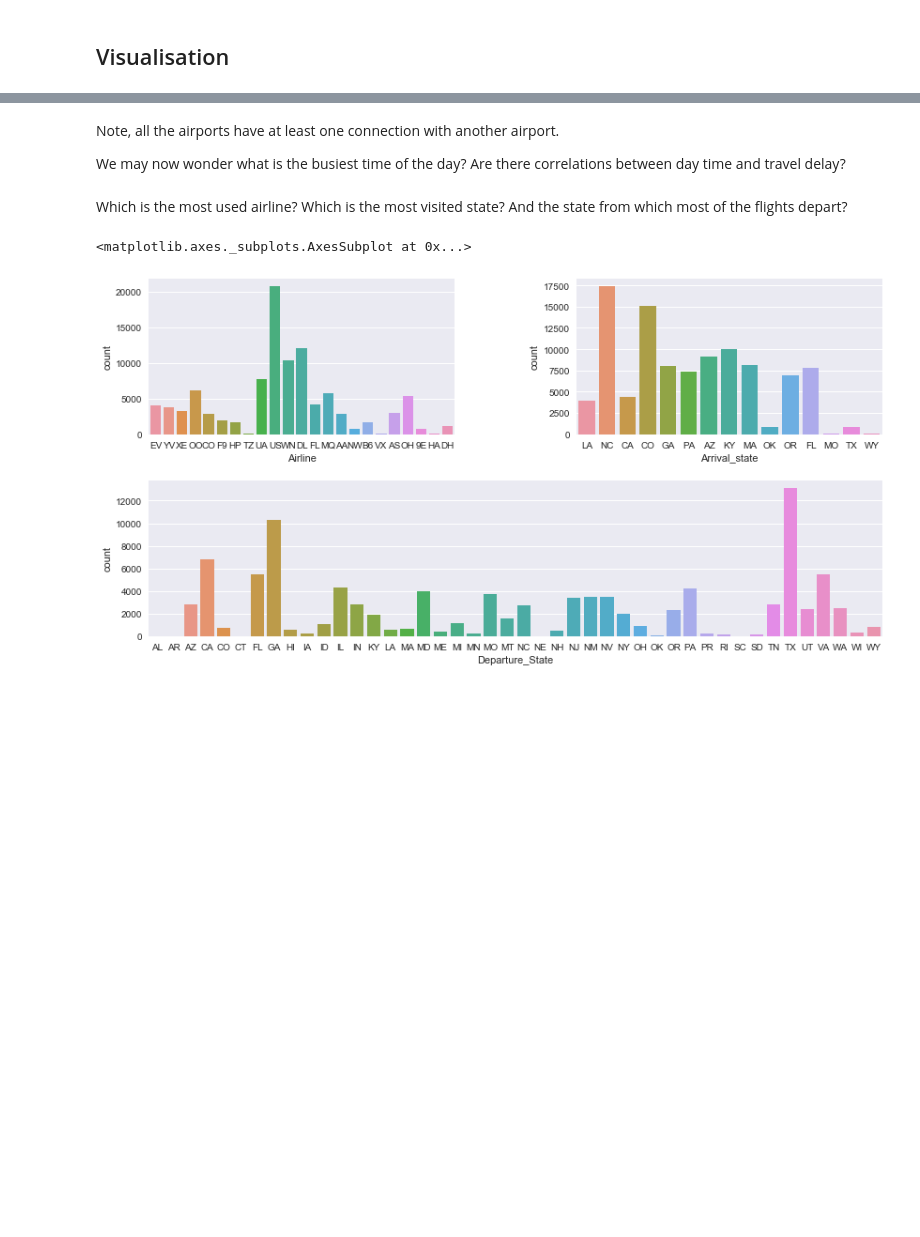
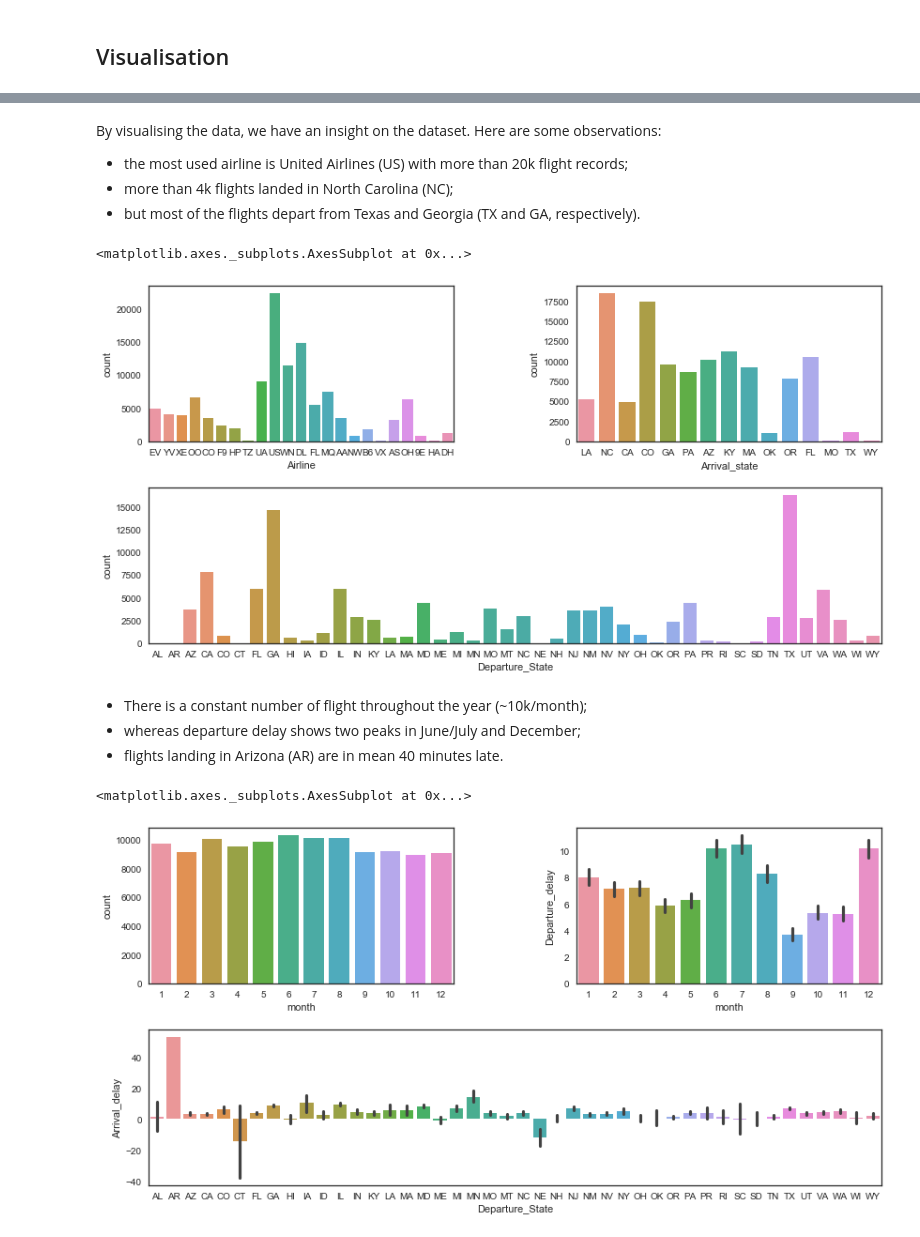
Before and after one commit to alemelis/airplanes, a Jupyter notebook: src/airplanes.ipynb, the cells around one changed output, grey strips where cells are left out. Cells and saved outputs as stored; diff of their text form; code cells hidden in the pictures; blank space fills up the shorter version.

```diff
--- a/src/airplanes.ipynb
+++ b/src/airplanes.ipynb
@@ -162,4 +151,0 @@ for index, row in routes.iterrows():
-# %% [markdown]
-Note, all the airports have at least one connection with another airport.
-
-We may now wonder what is the busiest time of the day? Are there correlations between day time and travel delay?
@@ -189,7 +152,13 @@ axes[1,1].set_ylabel("Delay (minutes)")
-# %% [markdown]
-Which is the most used airline? Which is the most visited state? And the state from which most of the flights depart?
+# %% [markdown]
+By visualising the data, we have an insight on the dataset. Here are some observations:
+
+- the most used airline is United Airlines (US) with more than 20k flight records;
+- more than 4k flights landed in North Carolina (NC);
+- but most of the flights depart from Texas and Georgia (TX and GA, respectively).
 # %%
 sns.set(font_scale=1)
+sns.set_style("white")
+
 f = plt.figure(2, figsize=(14,7))
 grid = plt.GridSpec(2, 2, wspace=0.4, hspace=0.3)
 ax1 = plt.subplot(grid[0,0])
@@ -201,4 +170,21 @@ sns.countplot(x="Departure_State", data=flights, ax=ax2)
 sns.countplot(x="Arrival_state", data=flights, ax=ax3)
 # %% [output]
 <matplotlib.axes._subplots.AxesSubplot at 0x...>
-[figure, old version]
+[figure, new version]
+# %% [markdown]
+- There is a constant number of flight throughout the year (~10k/month);
+- whereas departure delay shows two peaks in June/July and December;
+- flights landing in Arizona (AR) are in mean 40 minutes late.
+# %%
+f = plt.figure(3, figsize=(14,7))
+grid = plt.GridSpec(2, 2, wspace=0.4, hspace=0.3)
+ax1 = plt.subplot(grid[0,0])
+ax2 = plt.subplot(grid[0,1])
+ax3 = plt.subplot(grid[1,0:])
+
+sns.barplot(data=flights, x="month", y="Departure_delay", ax=ax2)
+sns.countplot(data=flights, x="month", ax=ax1)
+sns.barplot(x="Departure_State", y="Arrival_delay", data=flights, ax=ax3)
+# %% [output]
+<matplotlib.axes._subplots.AxesSubplot at 0x...>
+[figure, added]
```
Also changed, not shown: parts of 32 cells of this notebook.
